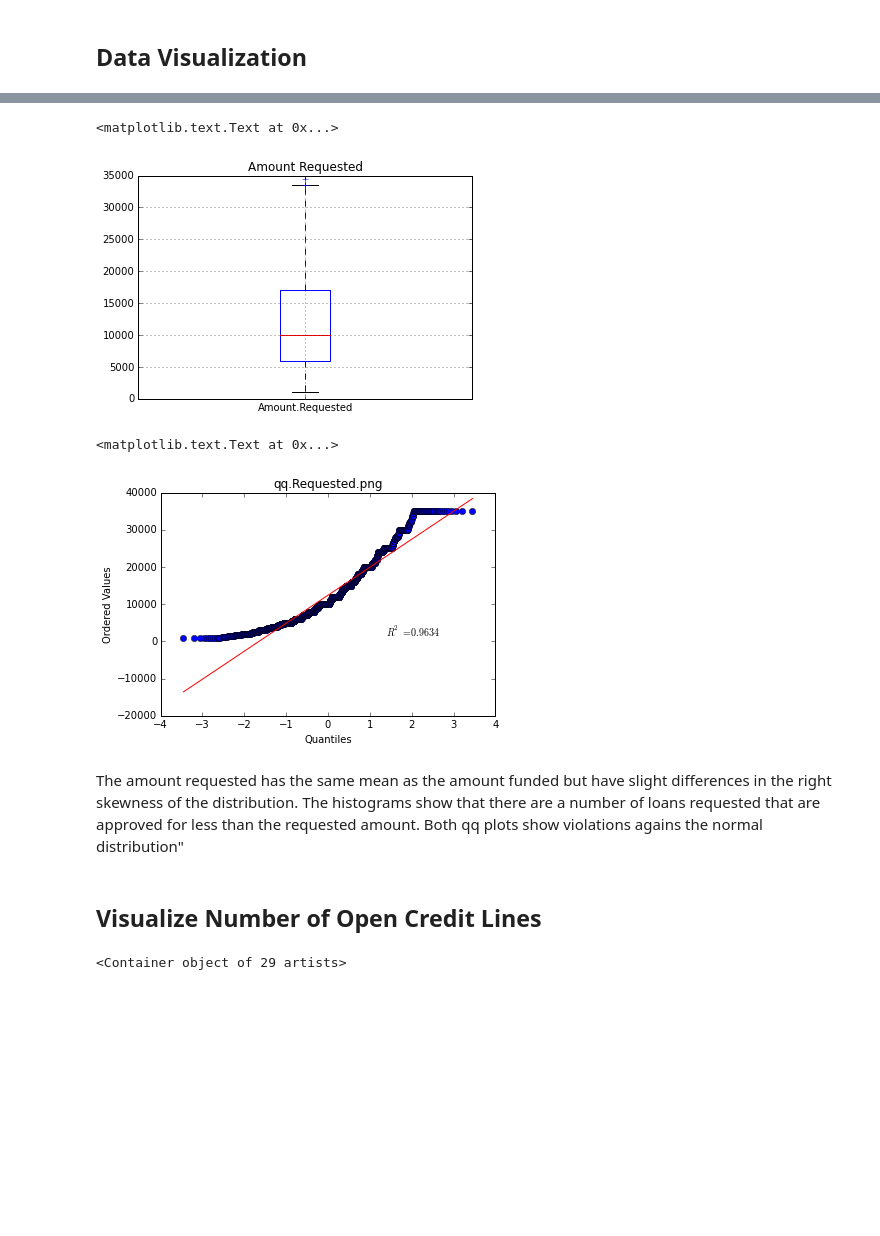
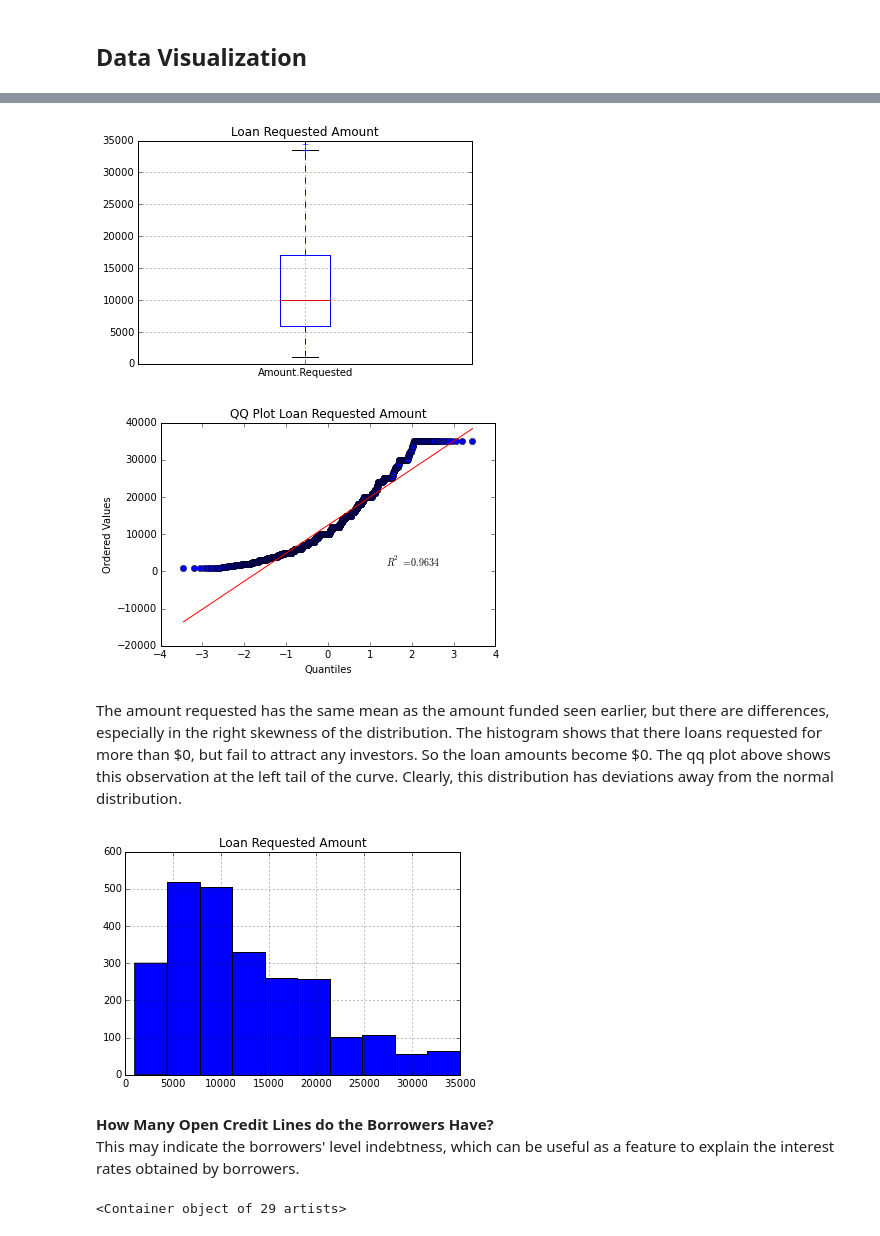
Before and after one commit to dannysilitonga/BigDataAnalytics, a Jupyter notebook: CleanUp_DataViz_LinearModel.ipynb, the cells around one changed output, grey strips where cells are left out. Saved outputs shown, nothing was run; the diff lists cells and outputs as text; code cells hidden in the pictures; blank space fills up the shorter version.

```diff
--- a/CleanUp_DataViz_LinearModel.ipynb
+++ b/CleanUp_DataViz_LinearModel.ipynb
@@ -37,19 +56,23 @@ plt.title("qq Plot Funded by Investors")
 # %%
 loansData.boxplot(column="Amount.Requested")
-plt.title("Amount Requested")
+plt.title("Loan Requested Amount");
 # %% [output]
-<matplotlib.text.Text at 0x...>
-[figure, old version]
+[figure, new version]
 # %%
 stats.probplot(loansData['Amount.Requested'], dist="norm", plot=plt)
-plt.title("qq.Requested.png")
+plt.title("QQ Plot Loan Requested Amount");
 # %% [output]
-<matplotlib.text.Text at 0x...>
-[figure, old version]
+[figure, new version]
 # %% [markdown]
-The amount requested has the same mean as the amount funded but have slight differences in the right skewness of the distribution.  The histograms show that there are a number of loans requested that are approved for less than the requested amount. Both qq plots show violations agains the normal distribution"
+The amount requested has the same mean as the amount funded seen earlier, but there are differences, especially in the right skewness of the distribution.  The histogram shows that there loans requested for more than \$0, but fail to attract any investors. So the loan amounts become \$0. The qq plot above shows this observation at the left tail of the curve. Clearly, this distribution has deviations away from the normal distribution.
-# %% [markdown]
-## Visualize Number of Open Credit Lines
+# %%
+loansData.hist(column='Amount.Requested')
+plt.title("Loan Requested Amount")
+plt.axis([0, 35000, 0, 600]);
+# %% [output]
+[figure, added]
+# %% [markdown]
+**How Many Open Credit Lines do the Borrowers Have?**  <br> This may indicate the borrowers' level indebtness, which can be useful as a feature to explain the interest rates obtained by borrowers.
 # %%
 freq = collections.Counter(loansData['Open.CREDIT.Lines'])
 plt.figure()
```
Also changed, not shown: parts of 30 cells of this notebook.
